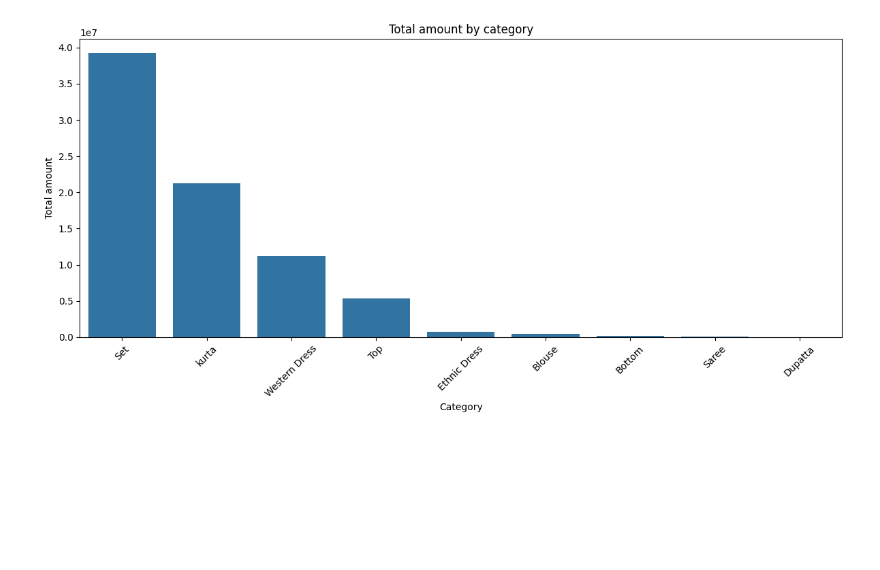
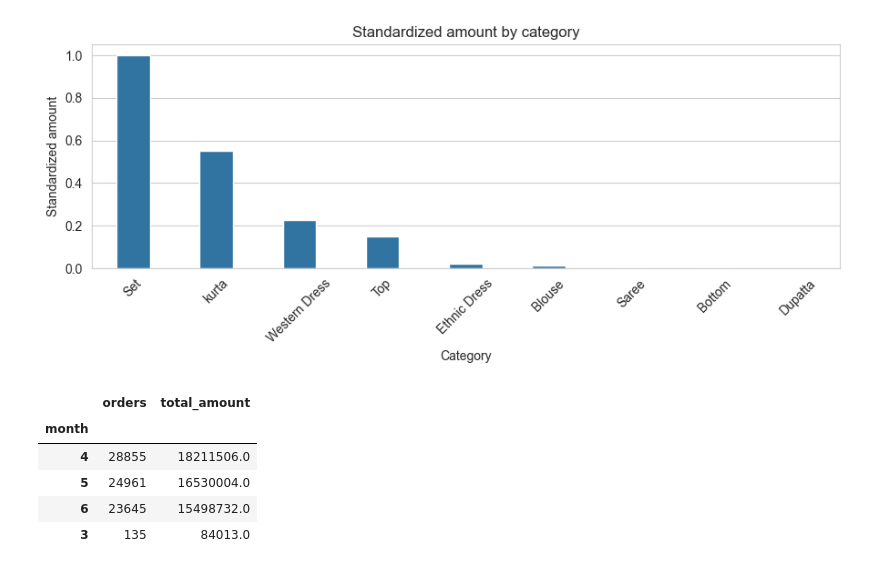
Before and after one commit to ChristianChimi/PySpark-Amazon-Analytics, a Jupyter notebook: Amazon.ipynb, the cells around one changed output. Cells and saved outputs as stored; diff of their text form; code cells hidden in the pictures; blank space fills up the shorter version.

```diff
--- a/Amazon.ipynb
+++ b/Amazon.ipynb
@@ -16,6 +17,8 @@ df_clean = (
     df
     .filter((col("Status").contains("Shipped")) & (col("Fulfilment")=="Amazon") & (col("Sales Channel ")=="Amazon.in"))
             )
-df_clean=df_clean.drop("fulfilled-by", "Unnamed: 22", " Sales Channel ", "promotion-ids")
-df_clean= df_clean.dropna(subset=["Order ID", "Date", "Status", "Fulfilment", "Sales Channel ", "Qty", "Amount"])
-df_clean.show()
+
+df_clean = df_clean.withColumn("parsed_date", to_date("Date", "MM-dd-yy"))
+df_clean = df_clean.withColumn("month", month("parsed_date"))
+df_clean=df_clean.drop("fulfilled-by", "Unnamed: 22", " Sales Channel ", "promotion-ids", "Date")
+df_clean= df_clean.dropna(subset=["Order ID", "Status", "Fulfilment", "Sales Channel ", "Qty", "Amount"])
@@ -40,5 +45,10 @@ only showing top 20 rows
 # %%
-df_category=df.groupBy("Category").agg(
+df_category=df_clean.groupBy("Category").agg(
     avg("Amount").alias("avg_amount"),
     sum("Amount").alias("total_amount")
 ).orderBy("avg_amount", ascending=False)
+df_category = df_category.toPandas()
+df_category.set_index("Category")
+
+scaler=MinMaxScaler()
+df_category["Standardized_Amount"]=scaler.fit_transform(df_category[["total_amount"]])
@@ -60,14 +55,28 @@ df_category.set_index("Category")
 # %%
 df_category_sorted = df_category.sort_values("total_amount", ascending=False)
 
-plt.figure(figsize=(12, 6))
-sns.barplot(data=df_category_sorted, x="Category", y="total_amount")
+plt.figure(figsize=(9, 4))
+sns.barplot(data=df_category_sorted, x="Category", y="Standardized_Amount", width=0.4)
 
-plt.title("Total amount by category")
+plt.title("Standardized amount by category")
 plt.xlabel("Category")
-plt.ylabel("Total amount")
+plt.ylabel("Standardized amount")
 plt.xticks(rotation=45)
 plt.tight_layout()
 plt.show()
 # %% [output]
-[figure, old version]
+[figure, new version]
+# %%
+df_month=df_clean.groupBy("month").agg(
+    count("Order ID").alias("orders"),
+    sum("Amount").alias("total_amount")
+).orderBy("orders", ascending=False)
+df_month = df_month.toPandas()
+df_month.set_index("month")
+# %% [output]
+|  | orders | total_amount |
+| month |  |  |
+| 4 | 28855 | 18211506.0 |
+| 5 | 24961 | 16530004.0 |
+| 6 | 23645 | 15498732.0 |
+| 3 | 135 | 84013.0 |
```
Also changed, not shown: parts of 5 cells of this notebook.
